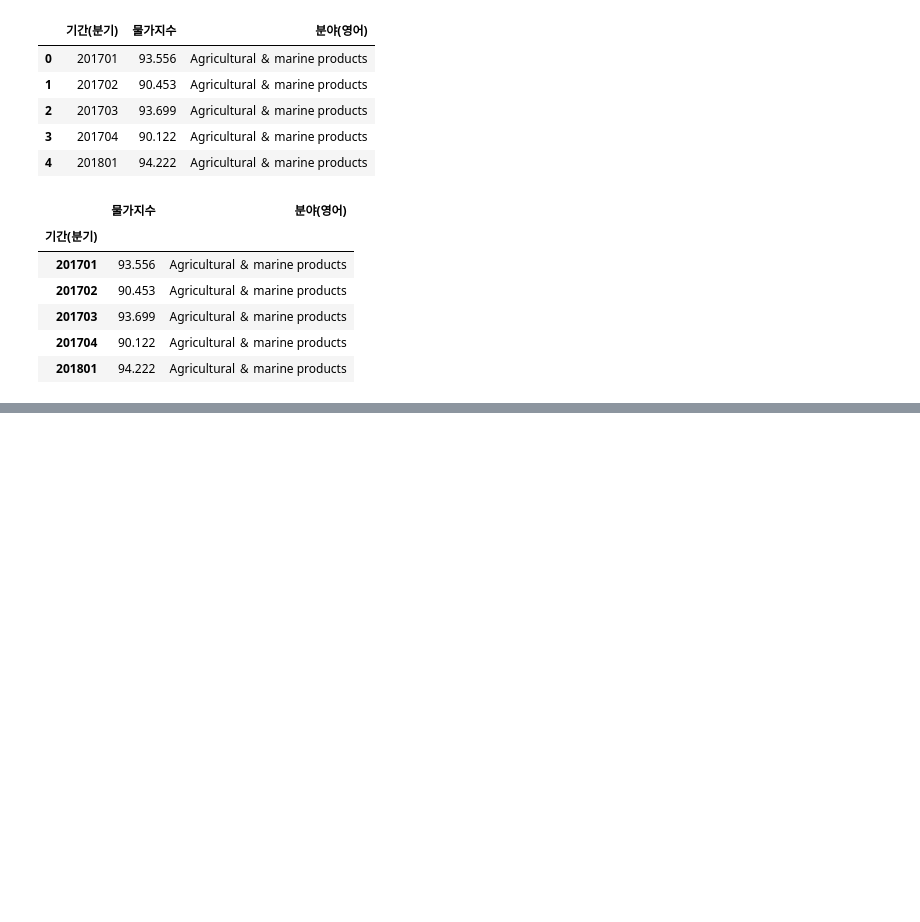
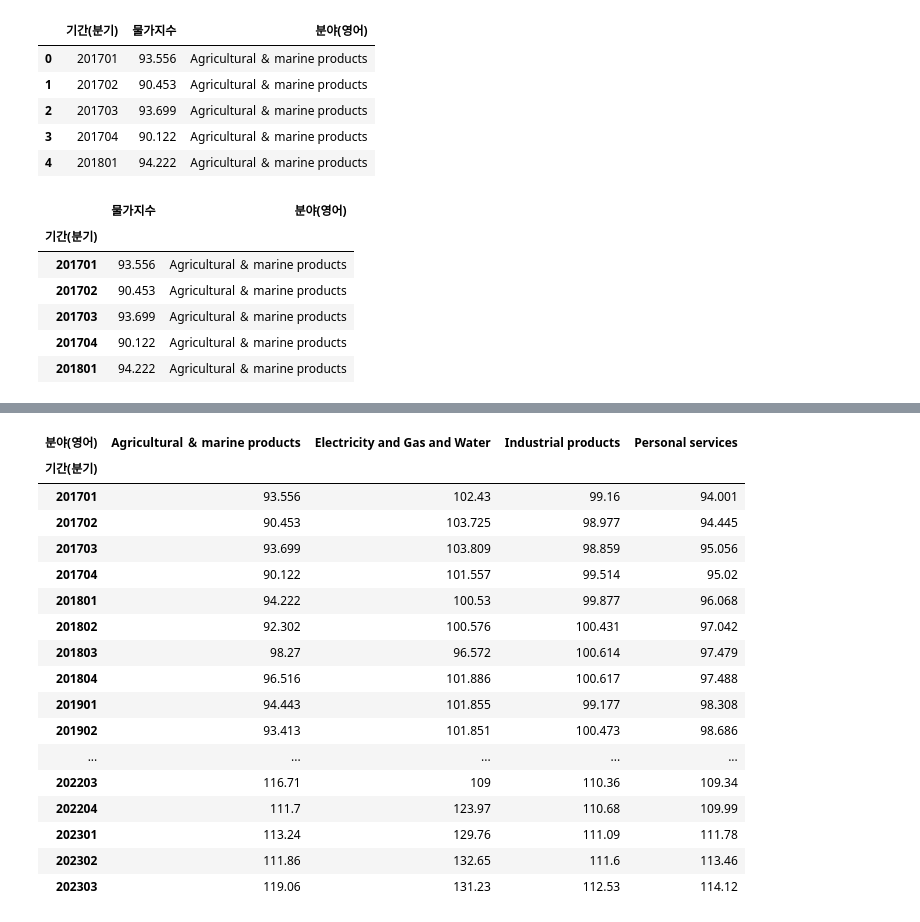
Before and after one commit to yoonseongan/statstat, a Jupyter notebook: openproject.ipynb, the cells around one changed output, grey strips where cells are left out. Drawn from its saved outputs; the diff is of its cells as text; code cells hidden in the pictures; blank space fills up the shorter version.

```diff
--- a/openproject.ipynb
+++ b/openproject.ipynb
@@ -91,0 +155,2 @@ df.head()
+# %%
+ndf=df.pivot(columns='분야(영어)', values='물가지수')
@@ -91,0 +177,21 @@ df.head()
+# %%
+ndf
+# %% [output]
+| 분야(영어) | Agricultural ＆ marine products | Electricity and Gas and Water | Industrial products | Personal services |
+| 기간(분기) |  |  |  |  |
+| 201701 | 93.556 | 102.43 | 99.16 | 94.001 |
+| 201702 | 90.453 | 103.725 | 98.977 | 94.445 |
+| 201703 | 93.699 | 103.809 | 98.859 | 95.056 |
+| 201704 | 90.122 | 101.557 | 99.514 | 95.02 |
+| 201801 | 94.222 | 100.53 | 99.877 | 96.068 |
+| 201802 | 92.302 | 100.576 | 100.431 | 97.042 |
+| 201803 | 98.27 | 96.572 | 100.614 | 97.479 |
+| 201804 | 96.516 | 101.886 | 100.617 | 97.488 |
+| 201901 | 94.443 | 101.855 | 99.177 | 98.308 |
+| 201902 | 93.413 | 101.851 | 100.473 | 98.686 |
+| ... | ... | ... | ... | ... |
+| 202203 | 116.71 | 109 | 110.36 | 109.34 |
+| 202204 | 111.7 | 123.97 | 110.68 | 109.99 |
+| 202301 | 113.24 | 129.76 | 111.09 | 111.78 |
+| 202302 | 111.86 | 132.65 | 111.6 | 113.46 |
+| 202303 | 119.06 | 131.23 | 112.53 | 114.12 |
```
Also changed, not shown: parts of 8 cells of this notebook.
